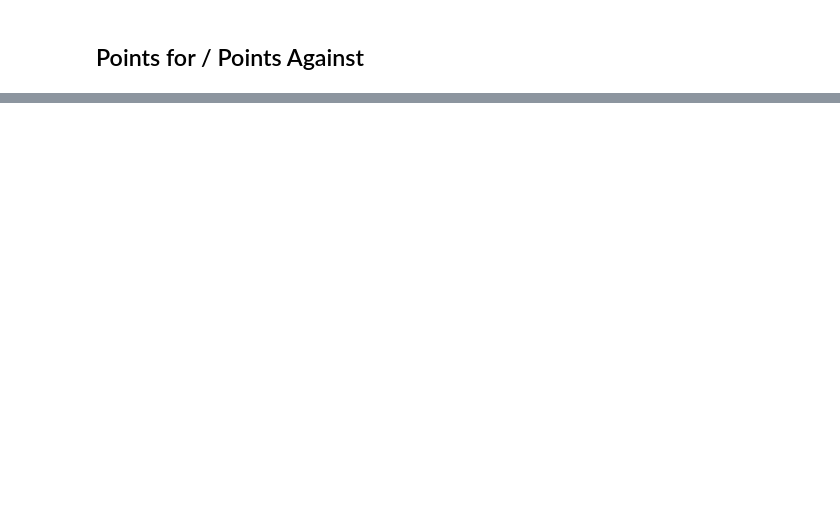
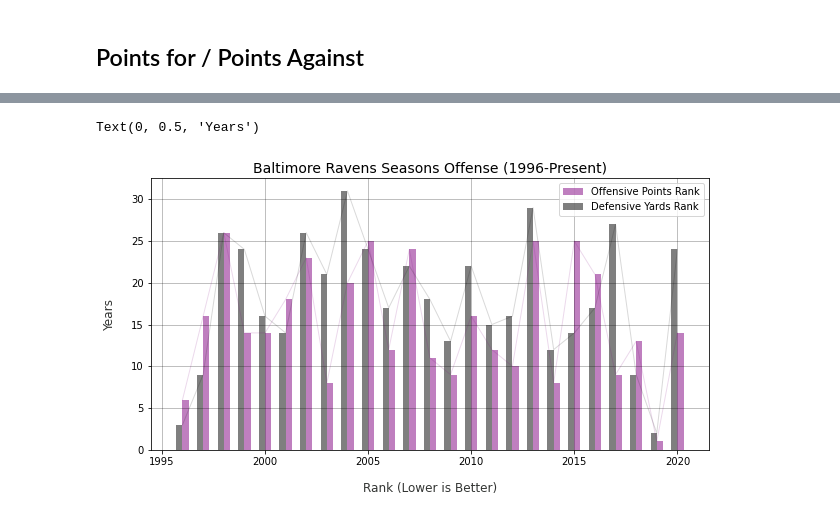
Before and after one commit to Colsai/small_projects, a Jupyter notebook: ravens.ipynb, the cells around one changed output, grey strips where cells are left out. Drawn from its saved outputs; the diff is of its cells as text; code cells hidden in the pictures; blank space fills up the shorter version.

```diff
--- a/ravens.ipynb
+++ b/ravens.ipynb
@@ -93,0 +109,21 @@ ax.set_ylabel(f"Points", labelpad=15, fontsize=12, color="#333533");
+# %%
+#Basic Plotting of All Things
+Year = df["Year"]
+off_pts = df["Off_Pts"]
+off_yds = df["Off_Yds"]
+
+fig, ax = plt.subplots(1, figsize = (10,5))
+
+ax.bar(Year +.15, off_pts, width = .3,  alpha = .5, color = "purple", label = "Offensive Points Rank")
+ax.plot(Year, off_pts, linewidth = 1,  alpha = .15, color = "purple")
+ax.bar(Year -.15, off_yds, width = .3, alpha = .5, color = "black", label = "Defensive Yards Rank")
+ax.plot(Year, off_yds, linewidth = 1,  alpha = .15, color = "black")
+
+ax.legend()
+ax.set_title(f"Baltimore Ravens Seasons Offense (1996-Present)", fontsize = 14)
+ax.grid(which = 'both', alpha = .5, color='black', linestyle='-', linewidth=.5)
+ax.set_xlabel("Rank (Lower is Better)", labelpad=15, fontsize=12, color="#333533")
+ax.set_ylabel("Years", labelpad=15, fontsize=12, color="#333533")
+# %% [output]
+Text(0, 0.5, 'Years')
+[figure, added]
```
Also changed, not shown: parts of 7 cells of this notebook.
